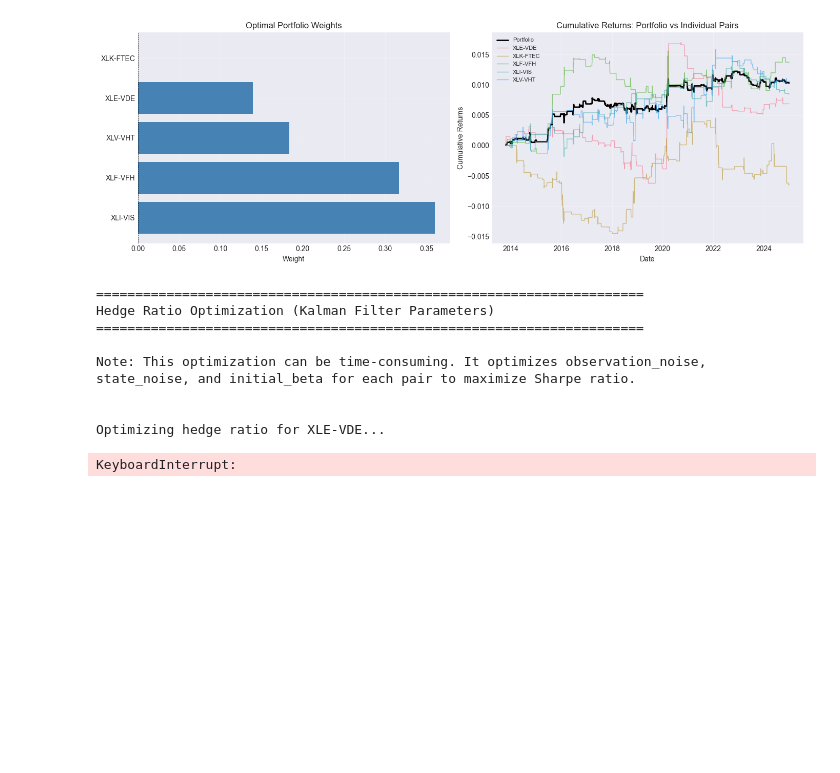
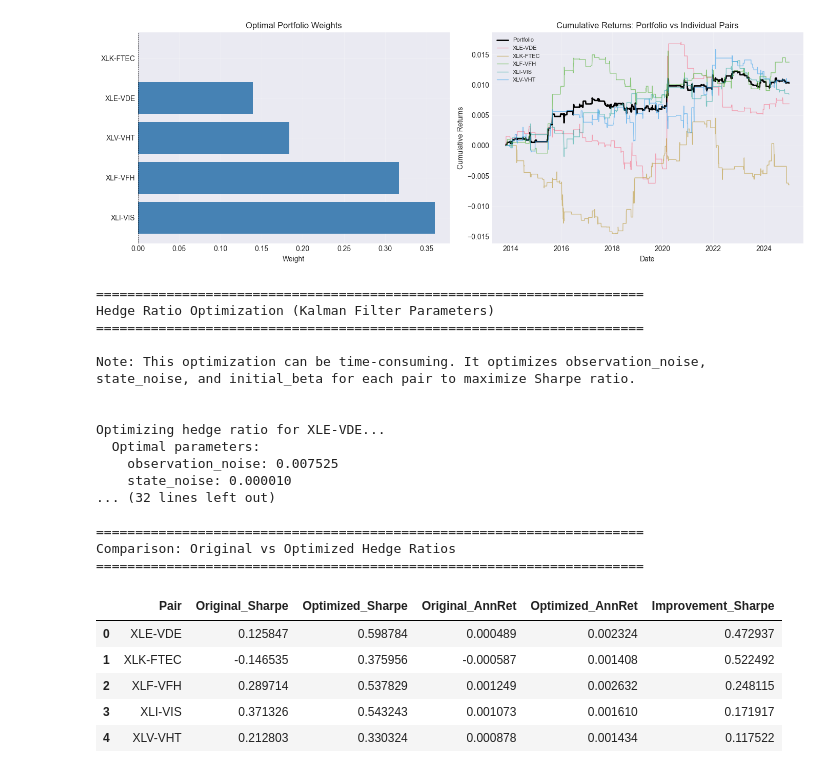
Before and after one commit to chalakorn49265/Statistical-Arbitrage-Group9, a Jupyter notebook: project/final_proj.ipynb, the cells around one changed output. Saved outputs shown, nothing was run; the diff lists cells and outputs as text; code cells hidden in the pictures; blank space fills up the shorter version.

```diff
--- a/project/final_proj.ipynb
+++ b/project/final_proj.ipynb
@@ -717,7 +717,10 @@ if not SKIP_HEDGE_OPTIMIZATION:
                 pair_data,
                 kalman_config=config.KALMAN_CONFIG,
                 objective='sharpe',
-                param_bounds=param_bounds
+                param_bounds=param_bounds,
+                method='fast',
+                use_subset=True,
+                subset_size=1000
             )
 
             optimized_hedge_results[pair_name] = hedge_opt_result
@@ -752,34 +755,47 @@ if not SKIP_HEDGE_OPTIMIZATION:
             opt_metrics = optimized_hedge_results[pair_name]['metrics']
 
             comparison_data.append({
                 'Pair': pair_name,
                 'Original_Sharpe': orig_metrics.get('sharpe_ratio', 0),
                 'Optimized_Sharpe': opt_metrics.get('sharpe_ratio', 0),
                 'Original_AnnRet': orig_metrics.get('annualized_return', 0),
                 'Optimized_AnnRet': opt_metrics.get('annualized_return', 0),
                 'Improvement_Sharpe': opt_metrics.get('sharpe_ratio', 0) - orig_metrics.get('sharpe_ratio', 0)
             })
 
     if comparison_data:
         comparison_df = pd.DataFrame(comparison_data)
         display(comparison_df)
 
         # Store optimized results
         for pair_name, result in optimized_hedge_results.items():
             pair_results[pair_name]['optimized_hedge'] = result
 else:
     print("Skipping hedge ratio optimization (SKIP_HEDGE_OPTIMIZATION=True)")
 # %% [output]
 ======================================================================
 Hedge Ratio Optimization (Kalman Filter Parameters)
 ======================================================================
 
 Note: This optimization can be time-consuming. It optimizes observation_noise,
 state_noise, and initial_beta for each pair to maximize Sharpe ratio.
 
 
 Optimizing hedge ratio for XLE-VDE...
+  Optimal parameters:
+    observation_noise: 0.007525
+    state_noise: 0.000010
+... (32 lines left out)
+
+======================================================================
+Comparison: Original vs Optimized Hedge Ratios
+======================================================================
-KeyboardInterrupt:
+|  | Pair | Original_Sharpe | Optimized_Sharpe | Original_AnnRet | Optimized_AnnRet | Improvement_Sharpe |
+| 0 | XLE-VDE | 0.125847 | 0.598784 | 0.000489 | 0.002324 | 0.472937 |
+| 1 | XLK-FTEC | -0.146535 | 0.375956 | -0.000587 | 0.001408 | 0.522492 |
+| 2 | XLF-VFH | 0.289714 | 0.537829 | 0.001249 | 0.002632 | 0.248115 |
+| 3 | XLI-VIS | 0.371326 | 0.543243 | 0.001073 | 0.001610 | 0.171917 |
+| 4 | XLV-VHT | 0.212803 | 0.330324 | 0.000878 | 0.001434 | 0.117522 |
 # %%
 # Recompute portfolio with optimized hedge ratios (if optimization was run)
 if not SKIP_HEDGE_OPTIMIZATION and 'optimized_hedge_results' in locals():
```
Also changed, not shown: parts of 3 cells of this notebook, 1 other file.
